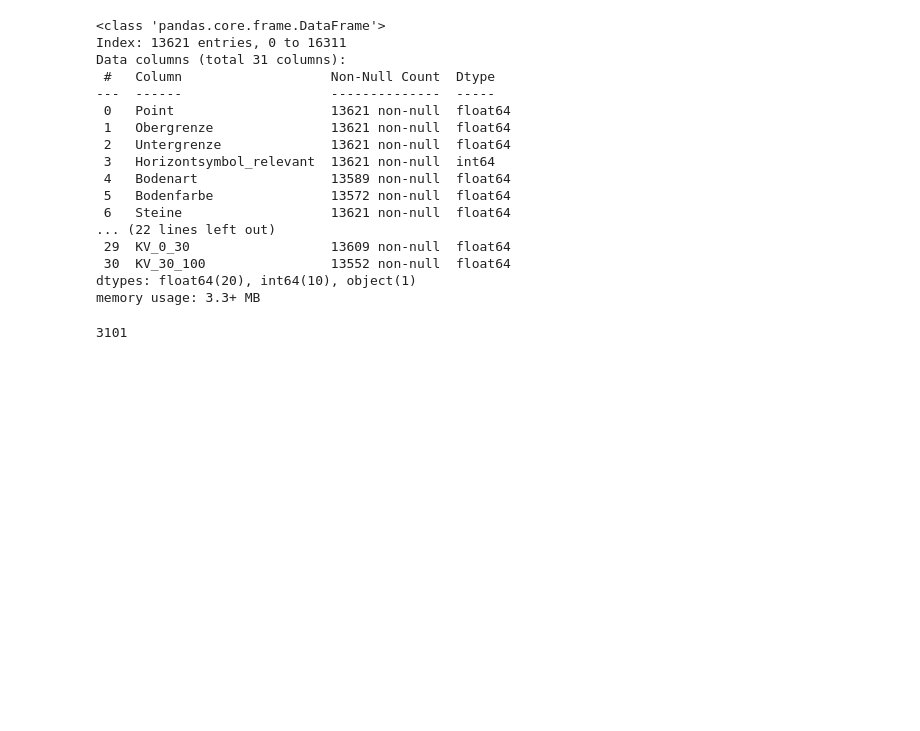
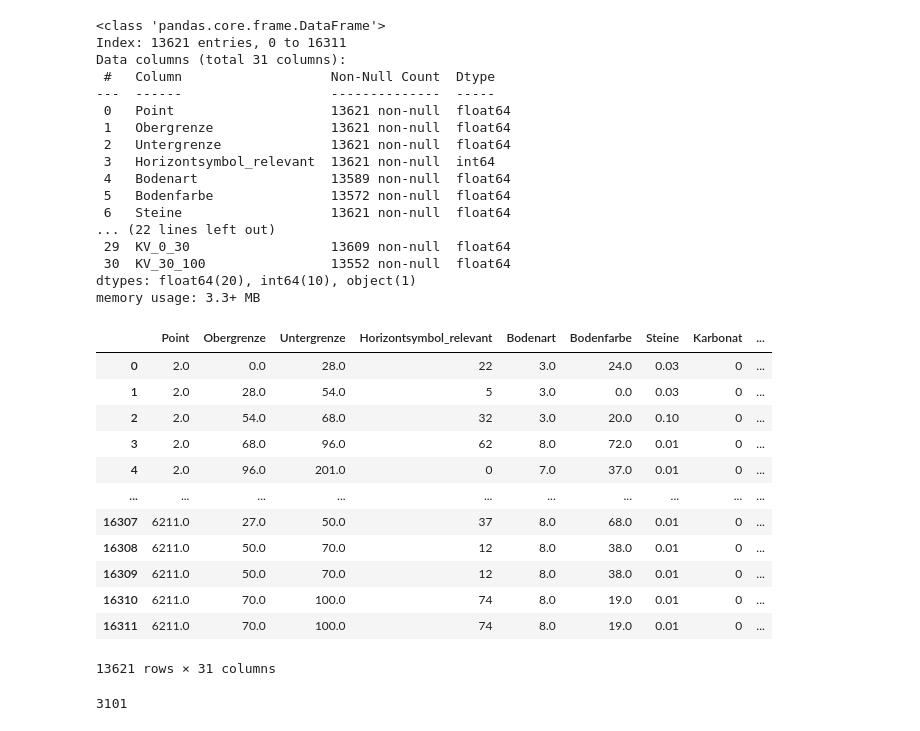
Before and after one commit to calgo-lab/BGR, a Jupyter notebook: notebooks/soil/Multimodal_Training_Sequential.ipynb, the cells around one changed output. Saved outputs shown, nothing was run; the diff lists cells and outputs as text; code cells hidden in the pictures; blank space fills up the shorter version.

```diff
--- a/notebooks/soil/Multimodal_Training_Sequential.ipynb
+++ b/notebooks/soil/Multimodal_Training_Sequential.ipynb
@@ -498,3 +499,21 @@ Data columns (total 31 columns):
  30  KV_30_100                13552 non-null  float64
 dtypes: float64(20), int64(10), object(1)
 memory usage: 3.3+ MB
+# %%
+# Normalize stones for better convergence in the MSE loss below
+df['Steine'] = df['Steine']/df['Steine'].max() # max is 100
+df
+# %% [output]
+|  | Point | Obergrenze | Untergrenze | Horizontsymbol_relevant | Bodenart | Bodenfarbe | Steine | Karbonat | ... |
+| 0 | 2.0 | 0.0 | 28.0 | 22 | 3.0 | 24.0 | 0.03 | 0 | ... |
+| 1 | 2.0 | 28.0 | 54.0 | 5 | 3.0 | 0.0 | 0.03 | 0 | ... |
+| 2 | 2.0 | 54.0 | 68.0 | 32 | 3.0 | 20.0 | 0.10 | 0 | ... |
+| 3 | 2.0 | 68.0 | 96.0 | 62 | 8.0 | 72.0 | 0.01 | 0 | ... |
+| 4 | 2.0 | 96.0 | 201.0 | 0 | 7.0 | 37.0 | 0.01 | 0 | ... |
+| ... | ... | ... | ... | ... | ... | ... | ... | ... | ... |
+| 16307 | 6211.0 | 27.0 | 50.0 | 37 | 8.0 | 68.0 | 0.01 | 0 | ... |
+| 16308 | 6211.0 | 50.0 | 70.0 | 12 | 8.0 | 38.0 | 0.01 | 0 | ... |
+| 16309 | 6211.0 | 50.0 | 70.0 | 12 | 8.0 | 38.0 | 0.01 | 0 | ... |
+| 16310 | 6211.0 | 70.0 | 100.0 | 74 | 8.0 | 19.0 | 0.01 | 0 | ... |
+| 16311 | 6211.0 | 70.0 | 100.0 | 74 | 8.0 | 19.0 | 0.01 | 0 | ... |
+13621 rows × 31 columns
```
Also changed, not shown: parts of 10 cells of this notebook, 3 other files.
